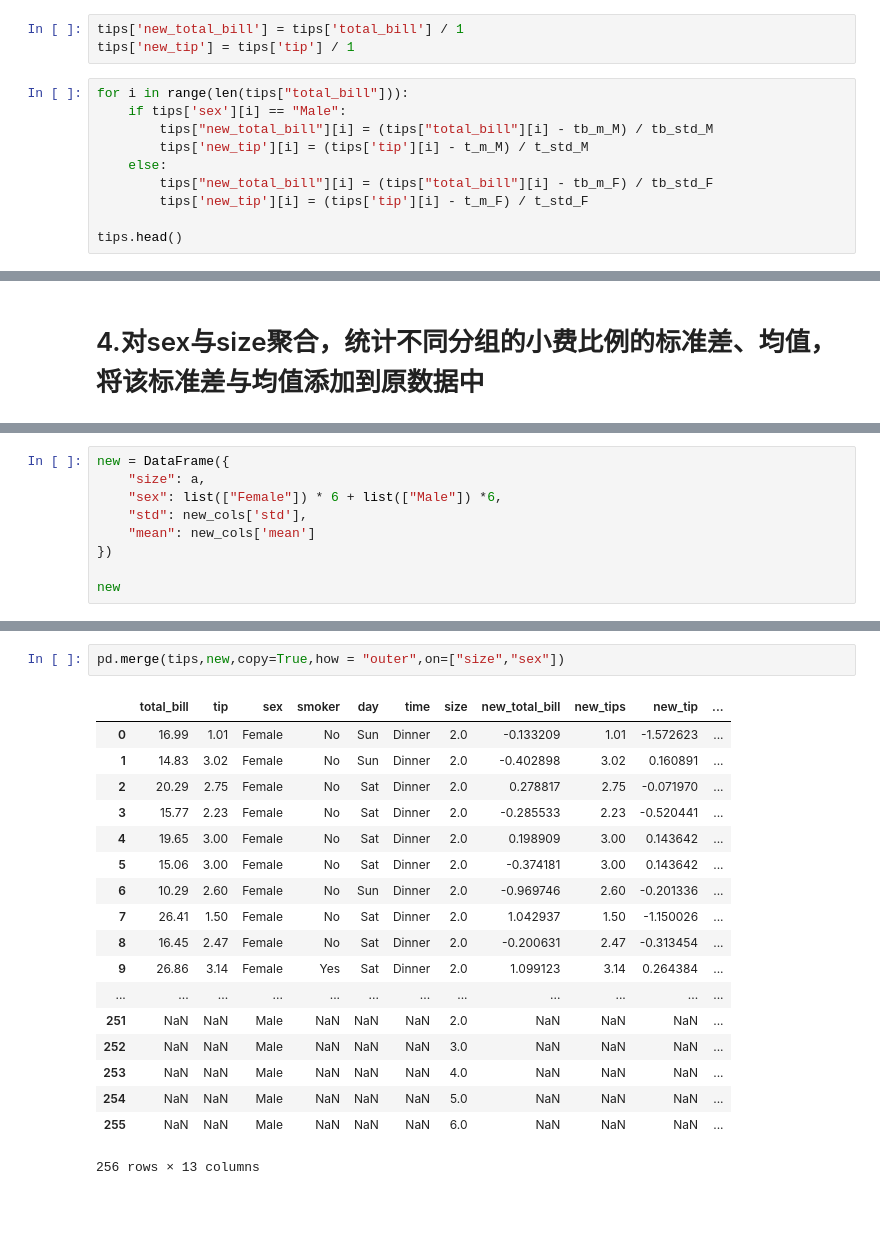
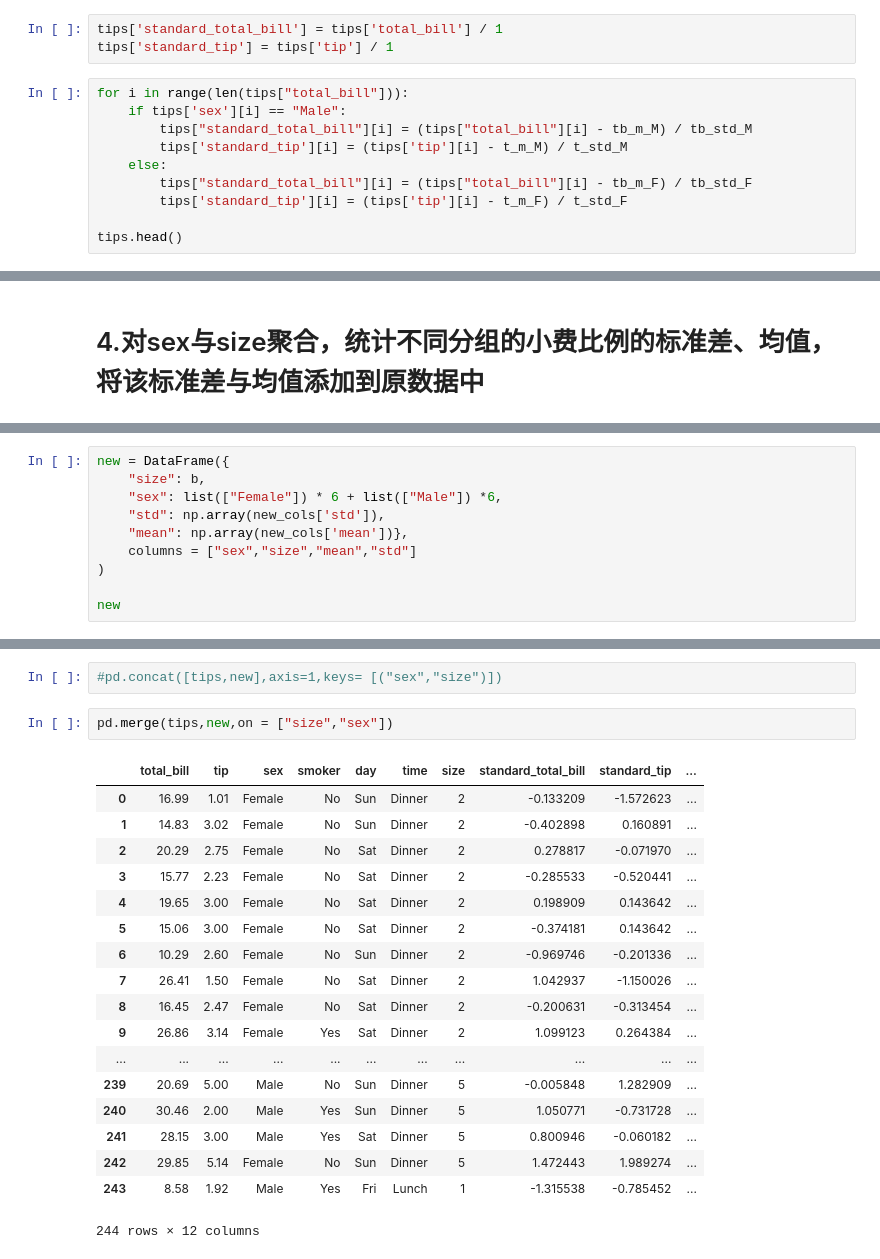
Before and after one commit to WentingRuan/Learn_Python, a Jupyter notebook: 8/hw_08.ipynb, the cells around one changed output, grey strips where cells are left out. Saved outputs shown, nothing was run; the diff lists cells and outputs as text; blank space fills up the shorter version.

```diff
--- a/8/hw_08.ipynb
+++ b/8/hw_08.ipynb
@@ -77,16 +77,16 @@ t_m_M= t['tip']['mean'].Male
 t_std_F= t['tip']['std'].Female
 t_std_M= t['tip']['std'].Male
 # %%
-tips['new_total_bill'] = tips['total_bill'] / 1
-tips['new_tip'] = tips['tip'] / 1
+tips['standard_total_bill'] = tips['total_bill'] / 1
+tips['standard_tip'] = tips['tip'] / 1
 # %%
 for i in range(len(tips["total_bill"])):
     if tips['sex'][i] == "Male":
-        tips["new_total_bill"][i] = (tips["total_bill"][i] - tb_m_M) / tb_std_M
-        tips['new_tip'][i] = (tips['tip'][i] - t_m_M) / t_std_M
+        tips["standard_total_bill"][i] = (tips["total_bill"][i] - tb_m_M) / tb_std_M
+        tips['standard_tip'][i] = (tips['tip'][i] - t_m_M) / t_std_M
     else:
-        tips["new_total_bill"][i] = (tips["total_bill"][i] - tb_m_F) / tb_std_F
-        tips['new_tip'][i] = (tips['tip'][i] - t_m_F) / t_std_F
+        tips["standard_total_bill"][i] = (tips["total_bill"][i] - tb_m_F) / tb_std_F
+        tips['standard_tip'][i] = (tips['tip'][i] - t_m_F) / t_std_F
 
 tips.head()
 # %% [output]
@@ -186,10 +173,11 @@ a
 # %%
 new = DataFrame({
-    "size": a,
+    "size": b,
     "sex": list(["Female"]) * 6 + list(["Male"]) *6,
-    "std": new_cols['std'],
-    "mean": new_cols['mean']
-})
+    "std": np.array(new_cols['std']),
+    "mean": np.array(new_cols['mean'])},
+    columns = ["sex","size","mean","std"]
+)
 
 new
 # %% [output]
@@ -210,21 +197,23 @@ new
+# %%
+#pd.concat([tips,new],axis=1,keys= [("sex","size")])
 # %%
-pd.merge(tips,new,copy=True,how = "outer",on=["size","sex"])
+pd.merge(tips,new,on = ["size","sex"])
 # %% [output]
-|  | total_bill | tip | sex | smoker | day | time | size | new_total_bill | new_tips | new_tip | ... |
-| 0 | 16.99 | 1.01 | Female | No | Sun | Dinner | 2.0 | -0.133209 | 1.01 | -1.572623 | ... |
-| 1 | 14.83 | 3.02 | Female | No | Sun | Dinner | 2.0 | -0.402898 | 3.02 | 0.160891 | ... |
-| 2 | 20.29 | 2.75 | Female | No | Sat | Dinner | 2.0 | 0.278817 | 2.75 | -0.071970 | ... |
-| 3 | 15.77 | 2.23 | Female | No | Sat | Dinner | 2.0 | -0.285533 | 2.23 | -0.520441 | ... |
-| 4 | 19.65 | 3.00 | Female | No | Sat | Dinner | 2.0 | 0.198909 | 3.00 | 0.143642 | ... |
-| 5 | 15.06 | 3.00 | Female | No | Sat | Dinner | 2.0 | -0.374181 | 3.00 | 0.143642 | ... |
-| 6 | 10.29 | 2.60 | Female | No | Sun | Dinner | 2.0 | -0.969746 | 2.60 | -0.201336 | ... |
-| 7 | 26.41 | 1.50 | Female | No | Sat | Dinner | 2.0 | 1.042937 | 1.50 | -1.150026 | ... |
-| 8 | 16.45 | 2.47 | Female | No | Sat | Dinner | 2.0 | -0.200631 | 2.47 | -0.313454 | ... |
-| 9 | 26.86 | 3.14 | Female | Yes | Sat | Dinner | 2.0 | 1.099123 | 3.14 | 0.264384 | ... |
-| ... | ... | ... | ... | ... | ... | ... | ... | ... | ... | ... | ... |
-| 251 | NaN | NaN | Male | NaN | NaN | NaN | 2.0 | NaN | NaN | NaN | ... |
-| 252 | NaN | NaN | Male | NaN | NaN | NaN | 3.0 | NaN | NaN | NaN | ... |
-| 253 | NaN | NaN | Male | NaN | NaN | NaN | 4.0 | NaN | NaN | NaN | ... |
-| 254 | NaN | NaN | Male | NaN | NaN | NaN | 5.0 | NaN | NaN | NaN | ... |
-| 255 | NaN | NaN | Male | NaN | NaN | NaN | 6.0 | NaN | NaN | NaN | ... |
+|  | total_bill | tip | sex | smoker | day | time | size | standard_total_bill | standard_tip | ... |
+| 0 | 16.99 | 1.01 | Female | No | Sun | Dinner | 2 | -0.133209 | -1.572623 | ... |
+| 1 | 14.83 | 3.02 | Female | No | Sun | Dinner | 2 | -0.402898 | 0.160891 | ... |
+| 2 | 20.29 | 2.75 | Female | No | Sat | Dinner | 2 | 0.278817 | -0.071970 | ... |
+| 3 | 15.77 | 2.23 | Female | No | Sat | Dinner | 2 | -0.285533 | -0.520441 | ... |
+| 4 | 19.65 | 3.00 | Female | No | Sat | Dinner | 2 | 0.198909 | 0.143642 | ... |
+| 5 | 15.06 | 3.00 | Female | No | Sat | Dinner | 2 | -0.374181 | 0.143642 | ... |
+| 6 | 10.29 | 2.60 | Female | No | Sun | Dinner | 2 | -0.969746 | -0.201336 | ... |
+| 7 | 26.41 | 1.50 | Female | No | Sat | Dinner | 2 | 1.042937 | -1.150026 | ... |
+| 8 | 16.45 | 2.47 | Female | No | Sat | Dinner | 2 | -0.200631 | -0.313454 | ... |
+| 9 | 26.86 | 3.14 | Female | Yes | Sat | Dinner | 2 | 1.099123 | 0.264384 | ... |
+| ... | ... | ... | ... | ... | ... | ... | ... | ... | ... | ... |
+| 239 | 20.69 | 5.00 | Male | No | Sun | Dinner | 5 | -0.005848 | 1.282909 | ... |
+| 240 | 30.46 | 2.00 | Male | Yes | Sun | Dinner | 5 | 1.050771 | -0.731728 | ... |
+| 241 | 28.15 | 3.00 | Male | Yes | Sat | Dinner | 5 | 0.800946 | -0.060182 | ... |
+| 242 | 29.85 | 5.14 | Female | No | Sun | Dinner | 5 | 1.472443 | 1.989274 | ... |
+| 243 | 8.58 | 1.92 | Male | Yes | Fri | Lunch | 1 | -1.315538 | -0.785452 | ... |
-256 rows × 13 columns
+244 rows × 12 columns
```
Also changed, not shown: parts of 14 cells of this notebook, 2 other files.
